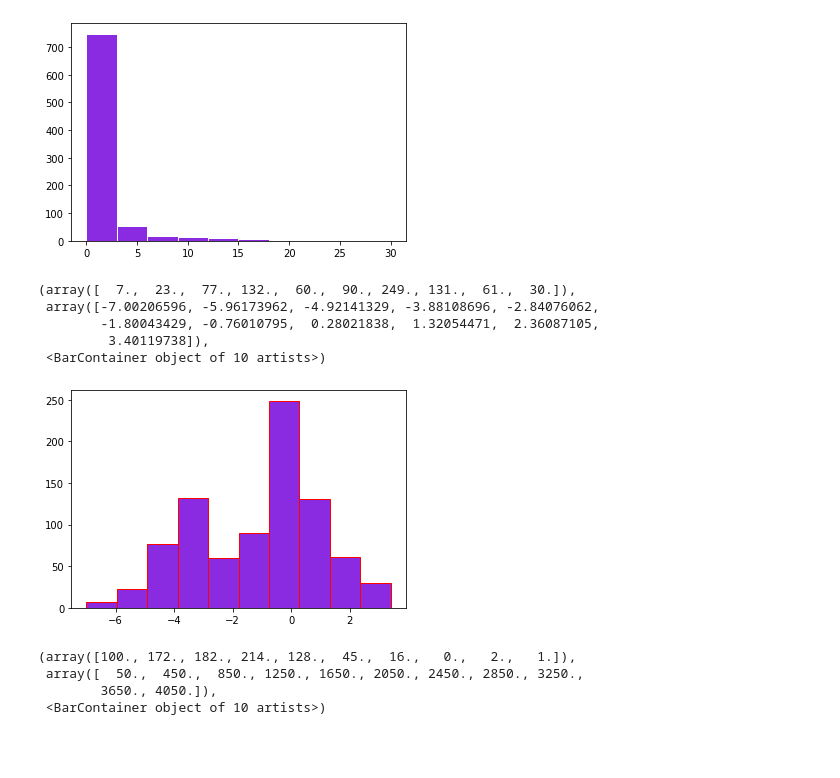
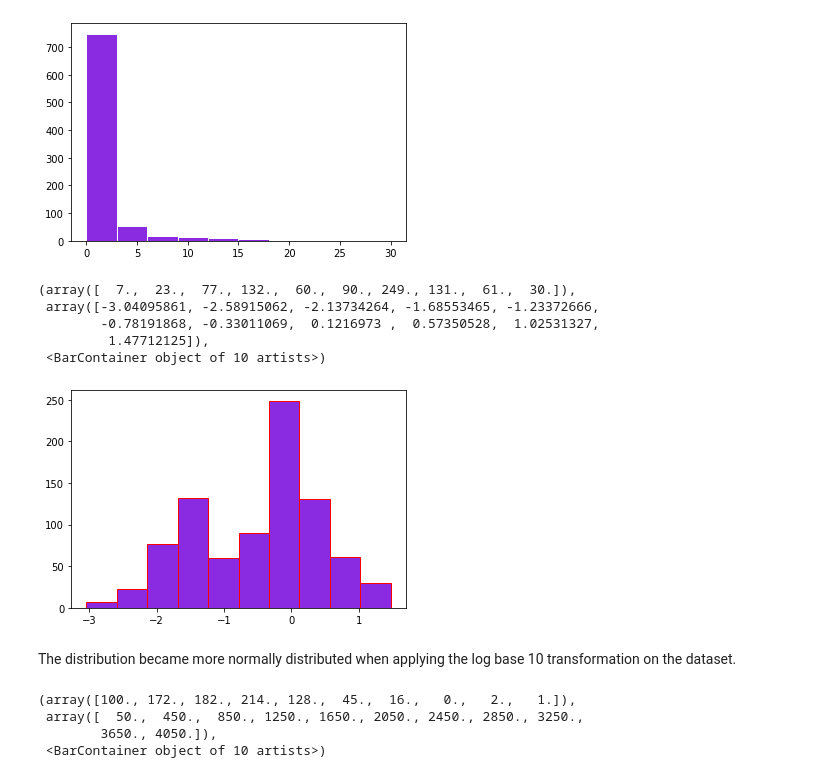
Before and after one commit to jbravo87/blog-projects, a Jupyter notebook: exoplanet_data_notebook.ipynb, the cells around one changed output. Drawn from its saved outputs; the diff is of its cells as text; code cells hidden in the pictures; blank space fills up the shorter version.

```diff
--- a/exoplanet_data_notebook.ipynb
+++ b/exoplanet_data_notebook.ipynb
@@ -617,15 +666,17 @@ plt.hist(mass, color = "blueviolet", edgecolor = 'white')
  <BarContainer object of 10 artists>)
 [figure]
 # %%
-mass_log = np.log(mass)
+mass_log = np.log10(mass)
 plt.hist(mass_log, color = "blueviolet", edgecolor = 'red')
 # %% [output]
 (array([  7.,  23.,  77., 132.,  60.,  90., 249., 131.,  61.,  30.]),
- array([-7.00206596, -5.96173962, -4.92141329, -3.88108696, -2.84076062,
-        -1.80043429, -0.76010795,  0.28021838,  1.32054471,  2.36087105,
-         3.40119738]),
+ array([-3.04095861, -2.58915062, -2.13734264, -1.68553465, -1.23372666,
+        -0.78191868, -0.33011069,  0.1216973 ,  0.57350528,  1.02531327,
+         1.47712125]),
  <BarContainer object of 10 artists>)
-[figure, old version]
+[figure, new version]
+# %% [markdown]
+The distribution became more normally distributed when applying the log base 10 transformation on the dataset.
 # %%
 plt.hist(temp, color = "teal", edgecolor = 'white')
 # %% [output]
```
Also changed, not shown: parts of 34 cells of this notebook.
